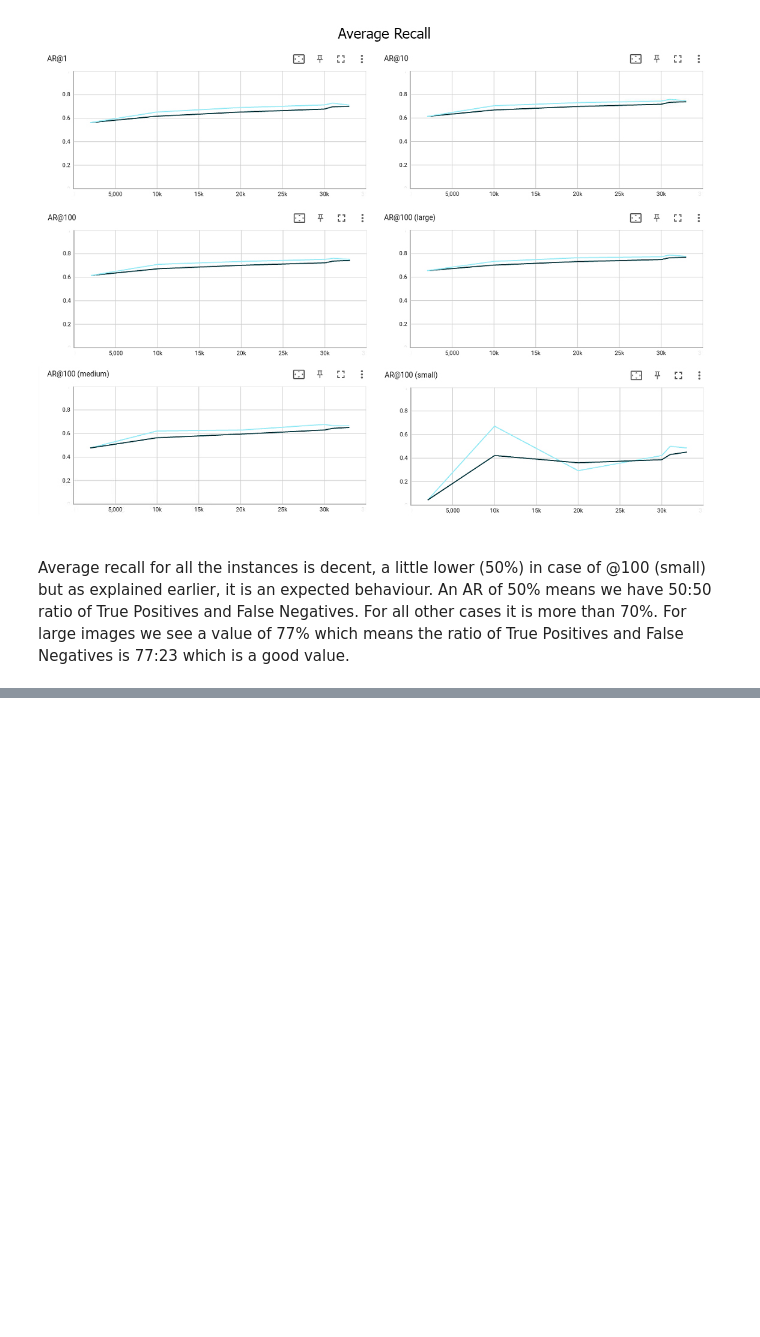
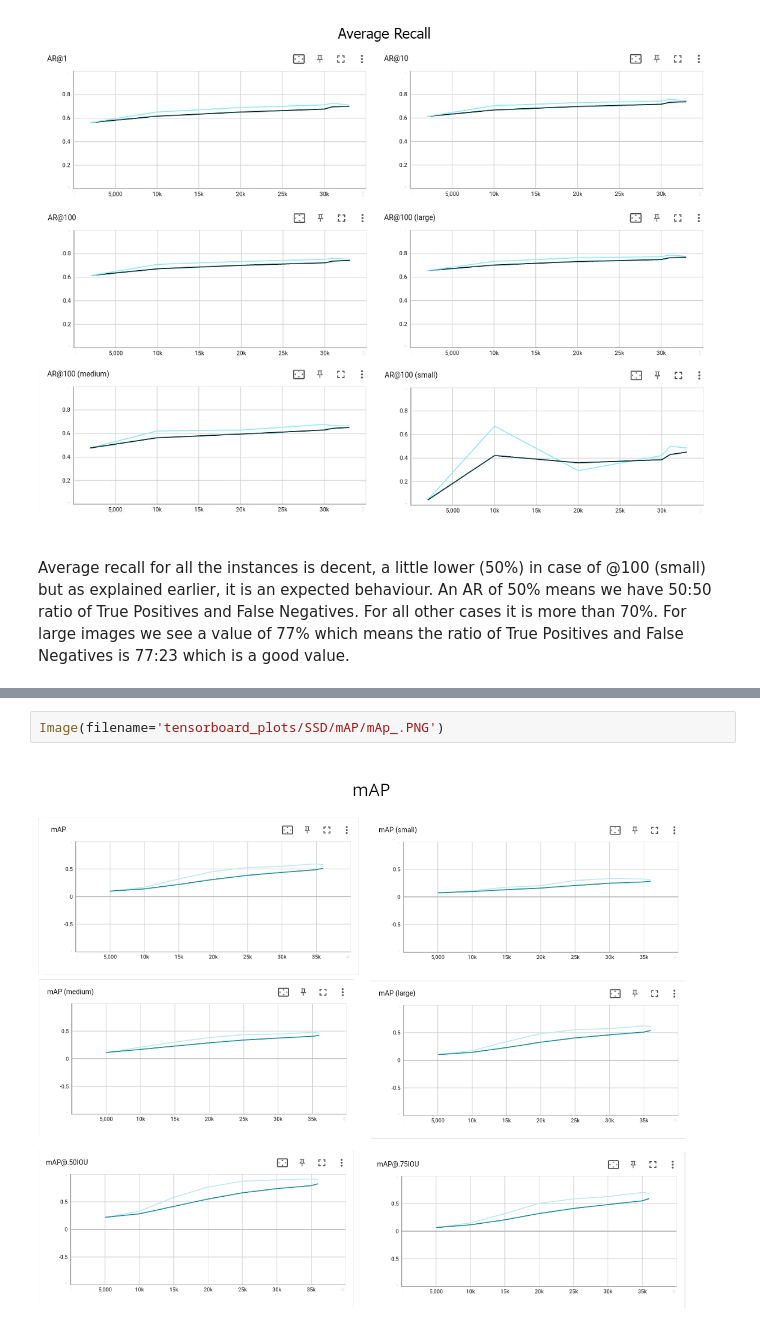
Before and after one commit to AbdullahTabassam/Custom-Object-Detection, a Jupyter notebook: JupyterNotebooks/3 - Evaluation.ipynb, the cells around one changed output, grey strips where cells are left out. Drawn from its saved outputs; the diff is of its cells as text; blank space fills up the shorter version.

```diff
--- a/JupyterNotebooks/3 - Evaluation.ipynb
+++ b/JupyterNotebooks/3 - Evaluation.ipynb
@@ -79,0 +106,4 @@ Average recall for all the instances is decent, a little lower (50%) in case of
+# %%
+Image(filename='tensorboard_plots/SSD/mAP/mAp_.PNG')
+# %% [output]
+[figure, added]
```
Also changed, not shown: parts of 7 cells of this notebook.
